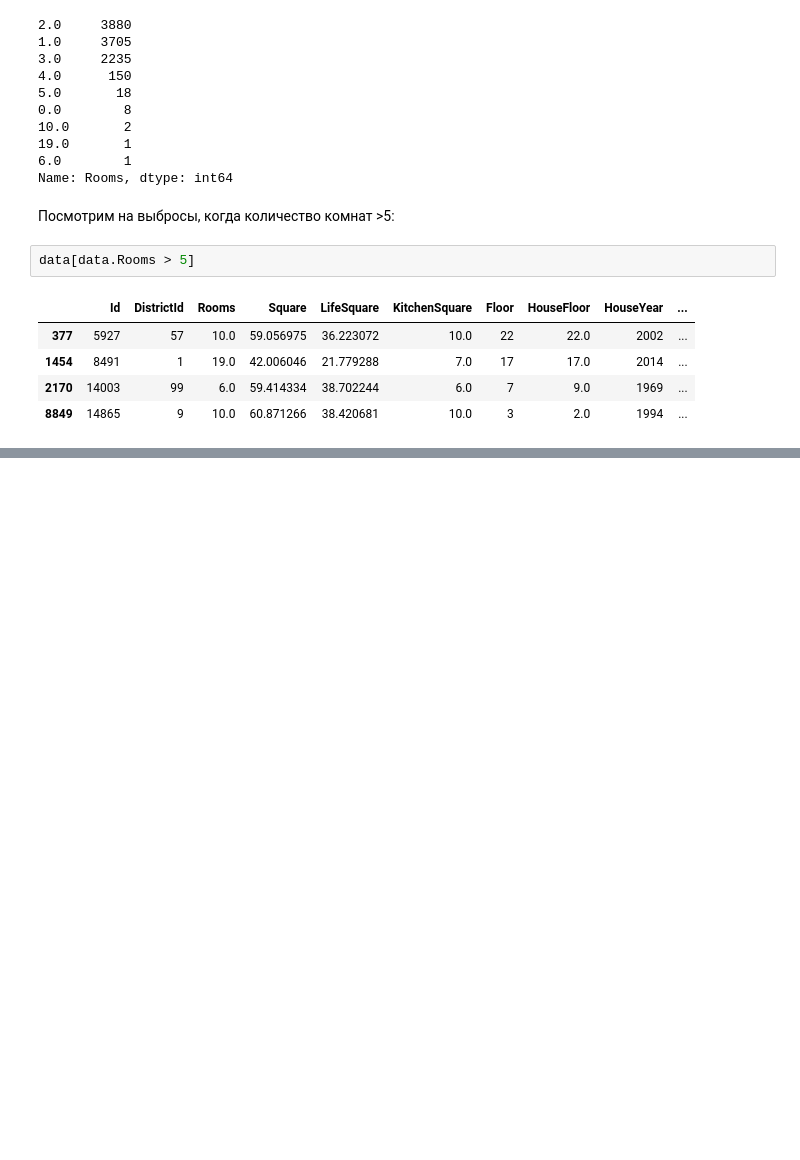
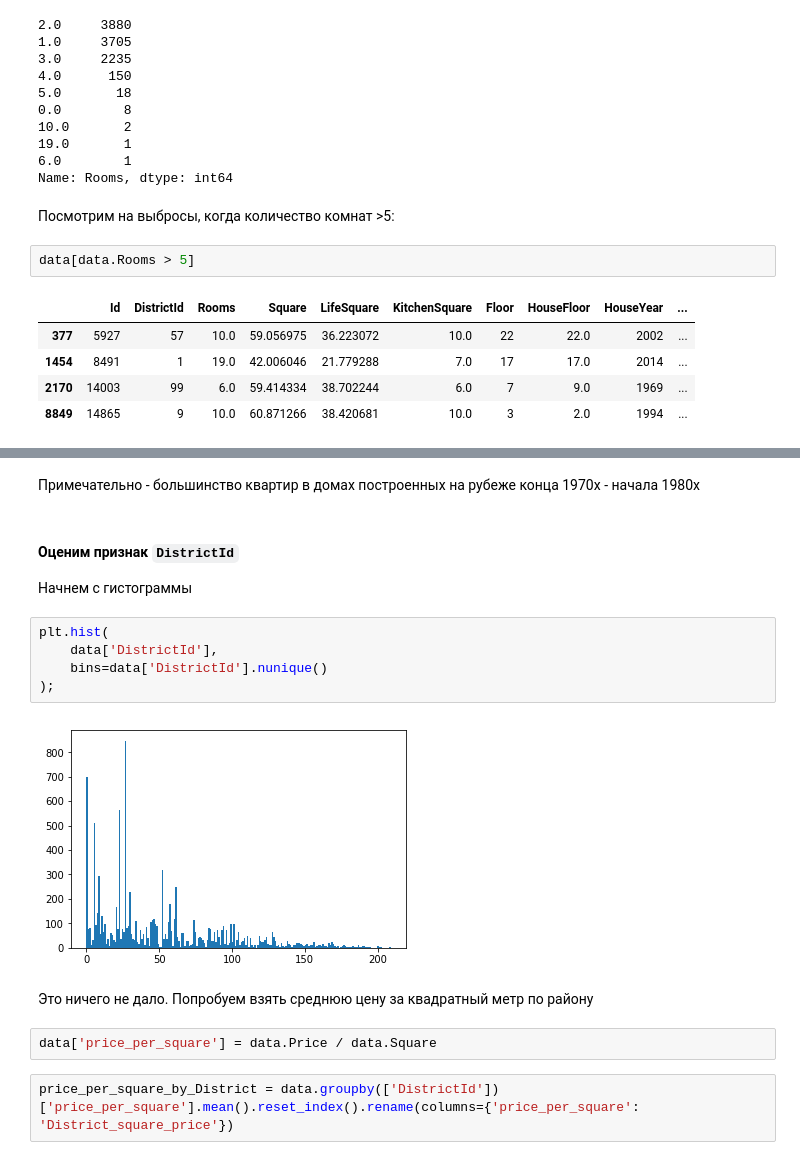
Before and after one commit to DmitryVGusev/GB-Python-in-DS, a Jupyter notebook: Python_in_DS_Coursework.ipynb, the cells around one changed output, grey strips where cells are left out. Drawn from its saved outputs; the diff is of its cells as text; blank space fills up the shorter version.

```diff
--- a/Python_in_DS_Coursework.ipynb
+++ b/Python_in_DS_Coursework.ipynb
@@ -203,0 +375,18 @@ data[data.Rooms > 5]
+# %% [markdown]
+Примечательно - большинство квартир в домах построенных на рубеже конца 1970х - начала 1980х
+# %% [markdown]
+#### Оценим признак `DistrictId`
+Начнем с гистограммы
+# %%
+plt.hist(
+    data['DistrictId'],
+    bins=data['DistrictId'].nunique()
+);
+# %% [output]
+[figure, added]
+# %% [markdown]
+Это ничего не дало. Попробуем взять среднюю цену за квадратный метр по району
+# %%
+data['price_per_square'] = data.Price / data.Square
+# %%
+price_per_square_by_District = data.groupby(['DistrictId'])['price_per_square'].mean().reset_index().rename(columns={'price_per_square': 'District_square_price'})
```
Also changed, not shown: parts of 79 cells of this notebook.
